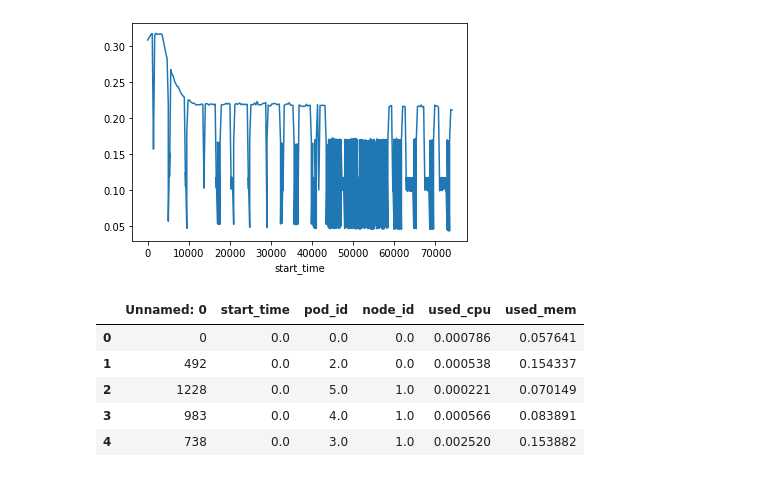
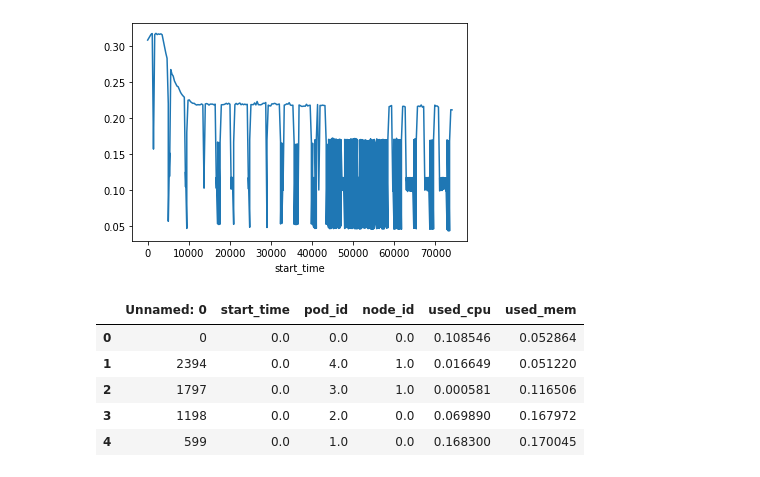
Before and after one commit to Nicola115/VMAgent, a Jupyter notebook: vmagent/change_monitor_data_into_alibaba_format.ipynb, the cells around one changed output. Drawn from its saved outputs; the diff is of its cells as text; code cells hidden in the pictures.

```diff
--- a/vmagent/change_monitor_data_into_alibaba_format.ipynb
+++ b/vmagent/change_monitor_data_into_alibaba_format.ipynb
@@ -199,13 +199,13 @@ monitor_data_df[monitor_data_df['node_id']==1].groupby('start_time').sum()['used
 [figure]
 # %%
 import pandas as pd
-init_data = pd.read_csv('/data/monitor_init_data.csv')
-usage_data = pd.read_csv('/data/monitor_usage_data.csv')
-init_data.head()
+init_data = pd.read_csv('/data/fall_monitor_init_data.csv')
+usage_data = pd.read_csv('/data/fall_monitor_usage_data.csv')
+usage_data.head()
 # %% [output]
 |  | Unnamed: 0 | start_time | pod_id | node_id | used_cpu | used_mem |
-| 0 | 0 | 0.0 | 0.0 | 0.0 | 0.000786 | 0.057641 |
-| 1 | 492 | 0.0 | 2.0 | 0.0 | 0.000538 | 0.154337 |
-| 2 | 1228 | 0.0 | 5.0 | 1.0 | 0.000221 | 0.070149 |
-| 3 | 983 | 0.0 | 4.0 | 1.0 | 0.000566 | 0.083891 |
-| 4 | 738 | 0.0 | 3.0 | 1.0 | 0.002520 | 0.153882 |
+| 0 | 0 | 0.0 | 0.0 | 0.0 | 0.108546 | 0.052864 |
+| 1 | 2394 | 0.0 | 4.0 | 1.0 | 0.016649 | 0.051220 |
+| 2 | 1797 | 0.0 | 3.0 | 1.0 | 0.000581 | 0.116506 |
+| 3 | 1198 | 0.0 | 2.0 | 0.0 | 0.069890 | 0.167972 |
+| 4 | 599 | 0.0 | 1.0 | 0.0 | 0.168300 | 0.170045 |
```
Also changed, not shown: parts of 20 cells of this notebook, 12 other files.
